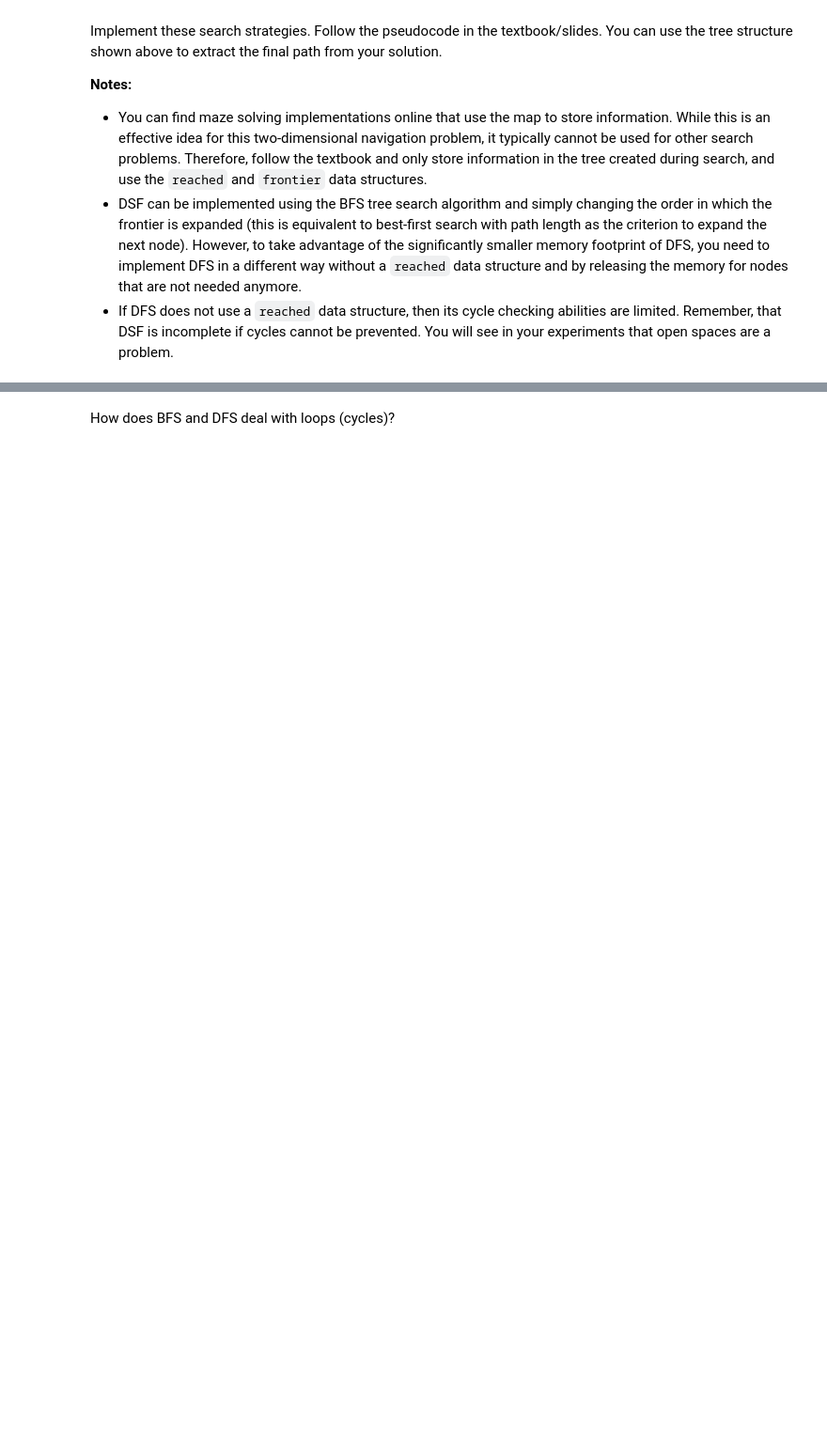
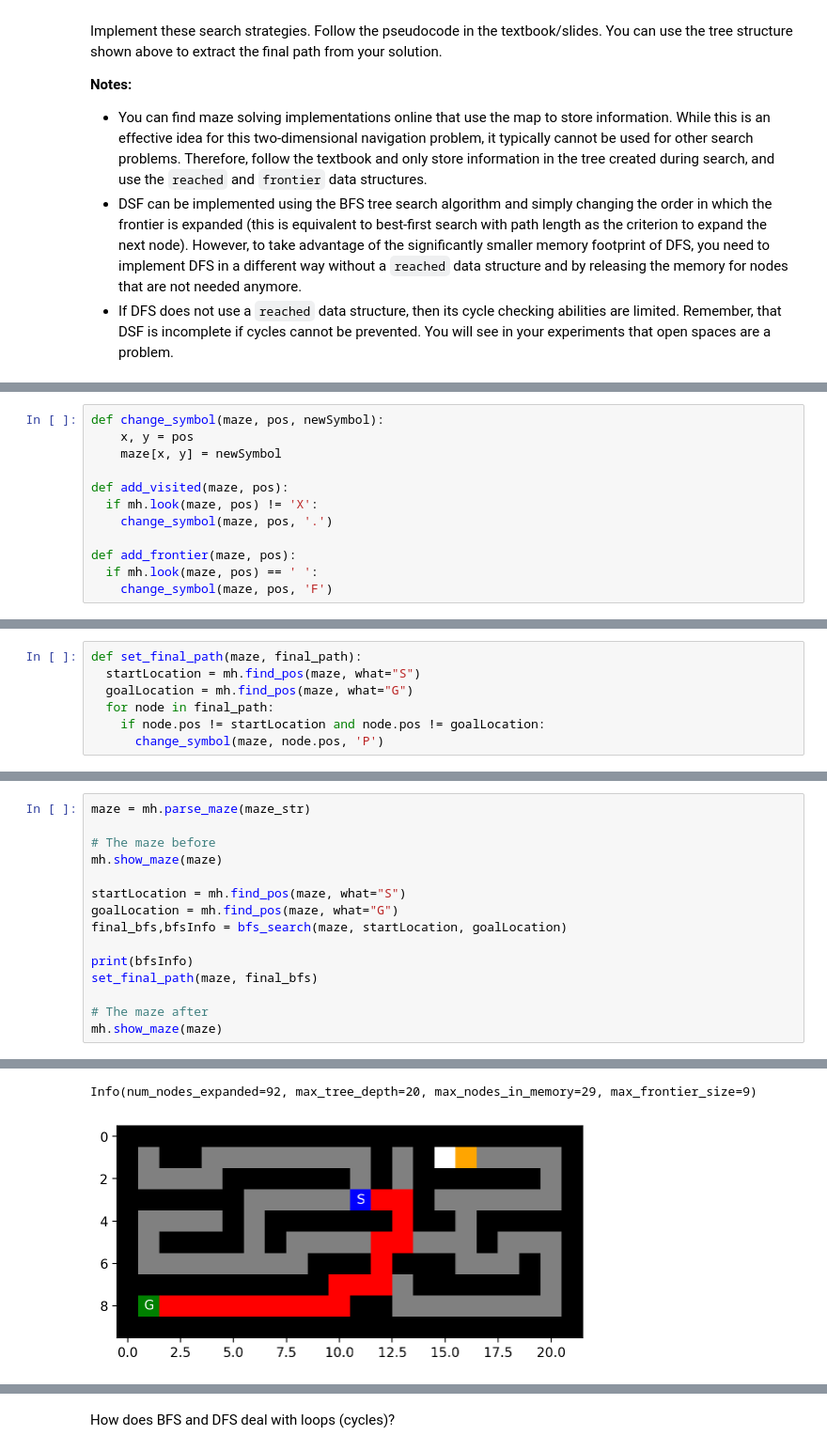
Before and after one commit to blake-gebhardt/CS7320-AI, a Jupyter notebook: Search/Maze.ipynb, the cells around one changed output, grey strips where cells are left out. Shown at 94% size. Drawn from its saved outputs; the diff is of its cells as text; blank space fills up the shorter version.

```diff
--- a/Search/Maze.ipynb
+++ b/Search/Maze.ipynb
@@ -469,0 +317,12 @@ No solution found.
+# %%
+def change_symbol(maze, pos, newSymbol):
+    x, y = pos
+    maze[x, y] = newSymbol
+
+def add_visited(maze, pos):
+  if mh.look(maze, pos) != 'X':
+    change_symbol(maze, pos, '.')
+
+def add_frontier(maze, pos):
+  if mh.look(maze, pos) == ' ':
+    change_symbol(maze, pos, 'F')
@@ -469,0 +331,7 @@ No solution found.
+# %%
+def set_final_path(maze, final_path):
+  startLocation = mh.find_pos(maze, what="S")
+  goalLocation = mh.find_pos(maze, what="G")
+  for node in final_path:
+    if node.pos != startLocation and node.pos != goalLocation:
+      change_symbol(maze, node.pos, 'P')
@@ -469,0 +401,16 @@ No solution found.
+# %%
+maze = mh.parse_maze(maze_str)
+
+# The maze before
+mh.show_maze(maze)
+
+startLocation = mh.find_pos(maze, what="S")
+goalLocation = mh.find_pos(maze, what="G")
+final_bfs,bfsInfo = bfs_search(maze, startLocation, goalLocation)
+
+print(bfsInfo)
+set_final_path(maze, final_bfs)
+
+# The maze after
+mh.show_maze(maze)
+# %% [output]
@@ -469,0 +418,2 @@ No solution found.
+Info(num_nodes_expanded=92, max_tree_depth=20, max_nodes_in_memory=29, max_frontier_size=9)
+[figure, added]
```
Also changed, not shown: parts of 45 cells of this notebook, 1 other file.
